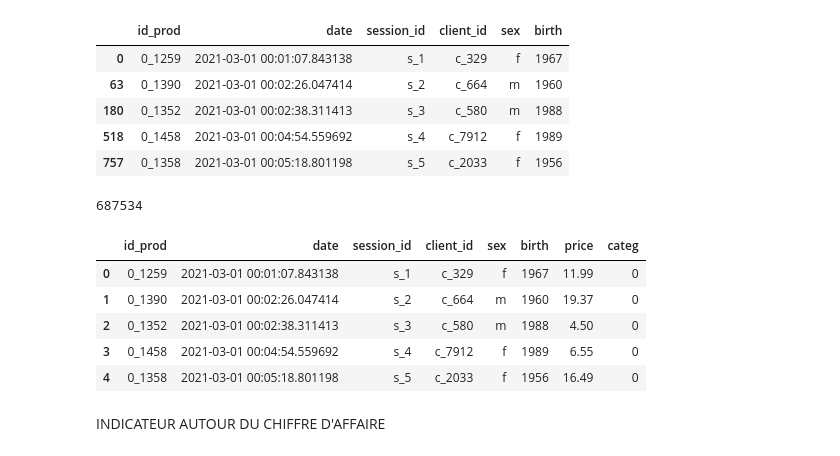
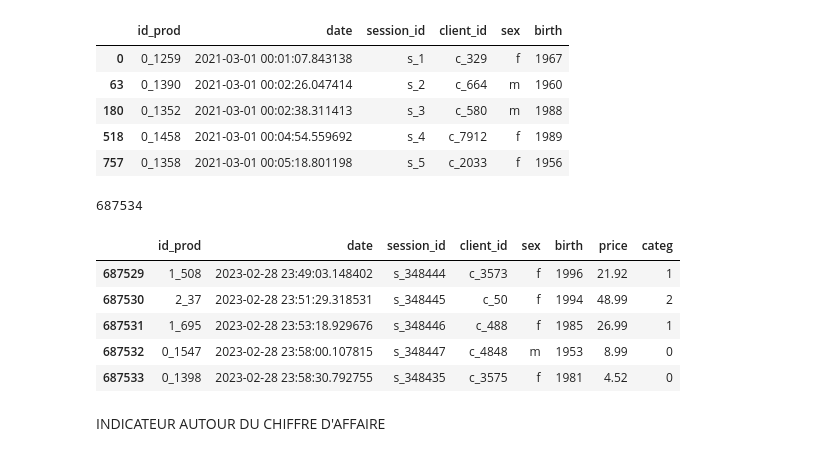
Before and after one commit to kikduck/DA-P6, a Jupyter notebook: notebook-p6.ipynb, the cells around one changed output. Cells and saved outputs as stored; diff of their text form; code cells hidden in the pictures.

```diff
--- a/notebook-p6.ipynb
+++ b/notebook-p6.ipynb
@@ -55,17 +55,17 @@ df_transac_custom.sort_values(['date']).head()
 # %%
 df_final = pd.merge(df_transac_custom, products, how = "inner", on="id_prod")
 print(len(df_final))
 df_final = df_final.sort_values(['date'])
 df_final.reset_index(inplace=True, drop=True)
-df_final.head()
+df_final.tail()
 # %% [output]
 687534
 |  | id_prod | date | session_id | client_id | sex | birth | price | categ |
-| 0 | 0_1259 | 2021-03-01 00:01:07.843138 | s_1 | c_329 | f | 1967 | 11.99 | 0 |
-| 1 | 0_1390 | 2021-03-01 00:02:26.047414 | s_2 | c_664 | m | 1960 | 19.37 | 0 |
-| 2 | 0_1352 | 2021-03-01 00:02:38.311413 | s_3 | c_580 | m | 1988 | 4.50 | 0 |
-| 3 | 0_1458 | 2021-03-01 00:04:54.559692 | s_4 | c_7912 | f | 1989 | 6.55 | 0 |
-| 4 | 0_1358 | 2021-03-01 00:05:18.801198 | s_5 | c_2033 | f | 1956 | 16.49 | 0 |
+| 687529 | 1_508 | 2023-02-28 23:49:03.148402 | s_348444 | c_3573 | f | 1996 | 21.92 | 1 |
+| 687530 | 2_37 | 2023-02-28 23:51:29.318531 | s_348445 | c_50 | f | 1994 | 48.99 | 2 |
+| 687531 | 1_695 | 2023-02-28 23:53:18.929676 | s_348446 | c_488 | f | 1985 | 26.99 | 1 |
+| 687532 | 0_1547 | 2023-02-28 23:58:00.107815 | s_348447 | c_4848 | m | 1953 | 8.99 | 0 |
+| 687533 | 0_1398 | 2023-02-28 23:58:30.792755 | s_348435 | c_3575 | f | 1981 | 4.52 | 0 |
 # %% [markdown]
 INDICATEUR AUTOUR DU CHIFFRE D'AFFAIRE
 # %%
```
Also changed, not shown: parts of 9 cells of this notebook.
